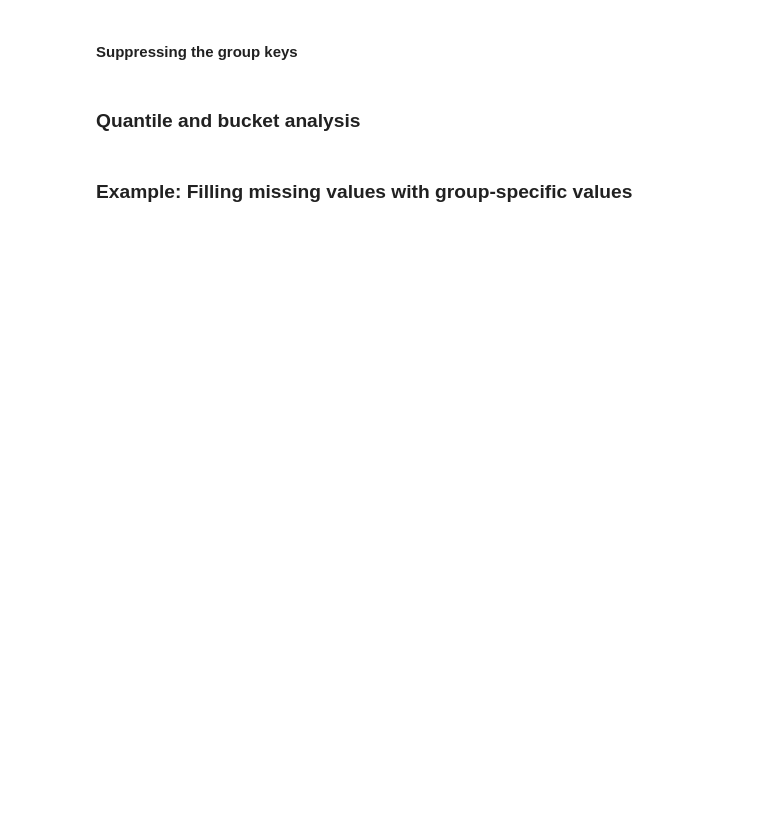
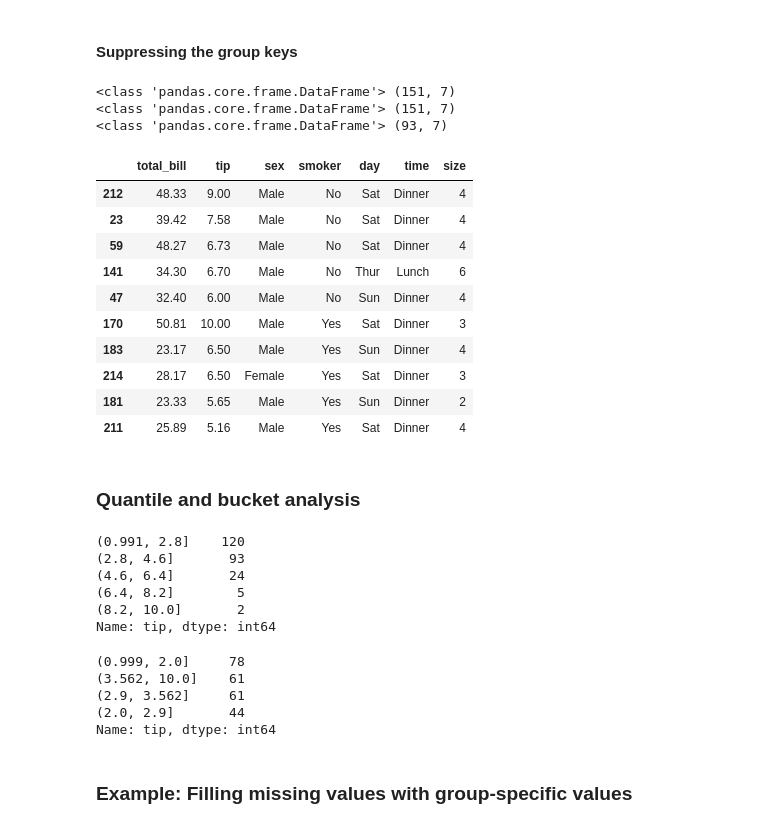
Before and after one commit to angelrps/MasterDataScience-1, a Jupyter notebook: 04_Pandas/04-group_by.empty.ipynb, the cells around one changed output. Cells and saved outputs as stored; diff of their text form; code cells hidden in the pictures; blank space fills up the shorter version.

```diff
--- a/04_Pandas/04-group_by.empty.ipynb
+++ b/04_Pandas/04-group_by.empty.ipynb
@@ -26,6 +327,40 @@ grouped.apply(f)
 # %% [markdown]
 #### Suppressing the group keys
+# %%
+df.groupby('smoker', group_keys=False).apply(top_5)
+# %% [output]
+<class 'pandas.core.frame.DataFrame'> (151, 7)
+<class 'pandas.core.frame.DataFrame'> (151, 7)
+<class 'pandas.core.frame.DataFrame'> (93, 7)
+|  | total_bill | tip | sex | smoker | day | time | size |
+| 212 | 48.33 | 9.00 | Male | No | Sat | Dinner | 4 |
+| 23 | 39.42 | 7.58 | Male | No | Sat | Dinner | 4 |
+| 59 | 48.27 | 6.73 | Male | No | Sat | Dinner | 4 |
+| 141 | 34.30 | 6.70 | Male | No | Thur | Lunch | 6 |
+| 47 | 32.40 | 6.00 | Male | No | Sun | Dinner | 4 |
+| 170 | 50.81 | 10.00 | Male | Yes | Sat | Dinner | 3 |
+| 183 | 23.17 | 6.50 | Male | Yes | Sun | Dinner | 4 |
+| 214 | 28.17 | 6.50 | Female | Yes | Sat | Dinner | 3 |
+| 181 | 23.33 | 5.65 | Male | Yes | Sun | Dinner | 2 |
+| 211 | 25.89 | 5.16 | Male | Yes | Sat | Dinner | 4 |
 # %% [markdown]
 ### Quantile and bucket analysis
+# %%
+pd.cut(df['tip'], 5).value_counts()
+# %% [output]
+(0.991, 2.8]    120
+(2.8, 4.6]       93
+(4.6, 6.4]       24
+(6.4, 8.2]        5
+(8.2, 10.0]       2
+Name: tip, dtype: int64
+# %%
+pd.qcut(df['tip'], 4).value_counts()
+# %% [output]
+(0.999, 2.0]     78
+(3.562, 10.0]    61
+(2.9, 3.562]     61
+(2.0, 2.9]       44
+Name: tip, dtype: int64
 # %% [markdown]
 ### Example: Filling missing values with group-specific values
```
Also changed, not shown: parts of 46 cells of this notebook, 2 other files.
